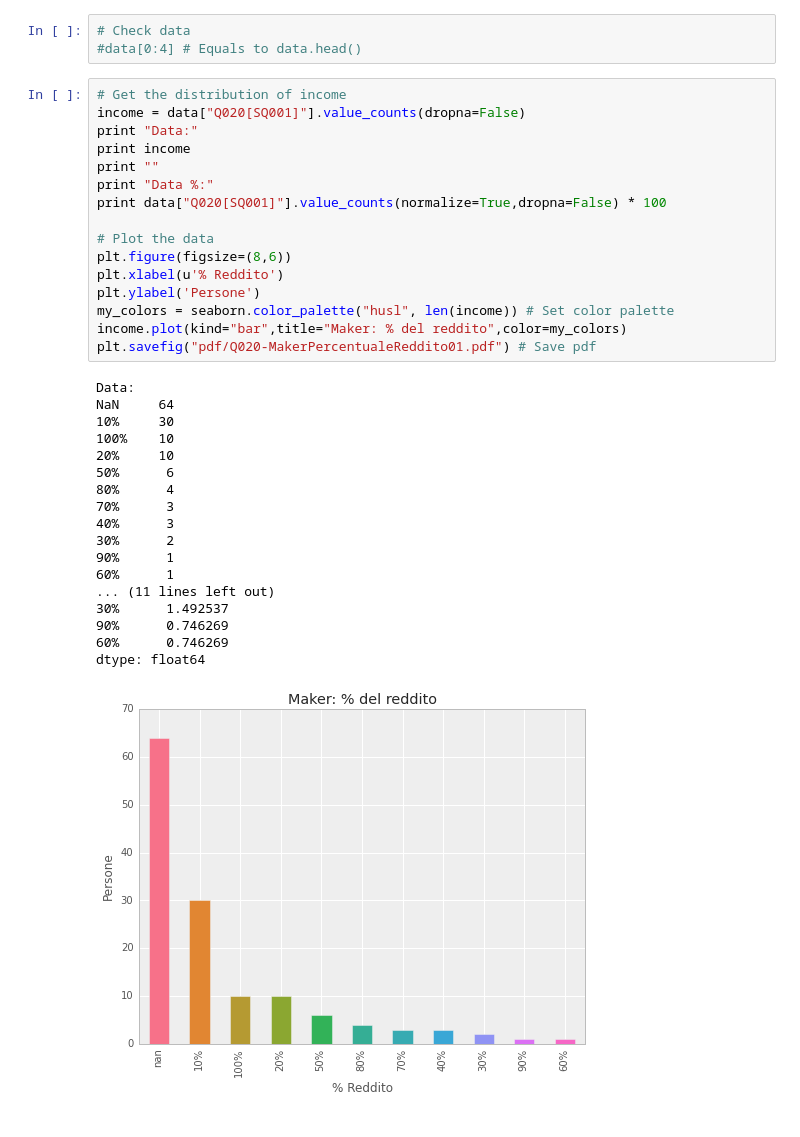
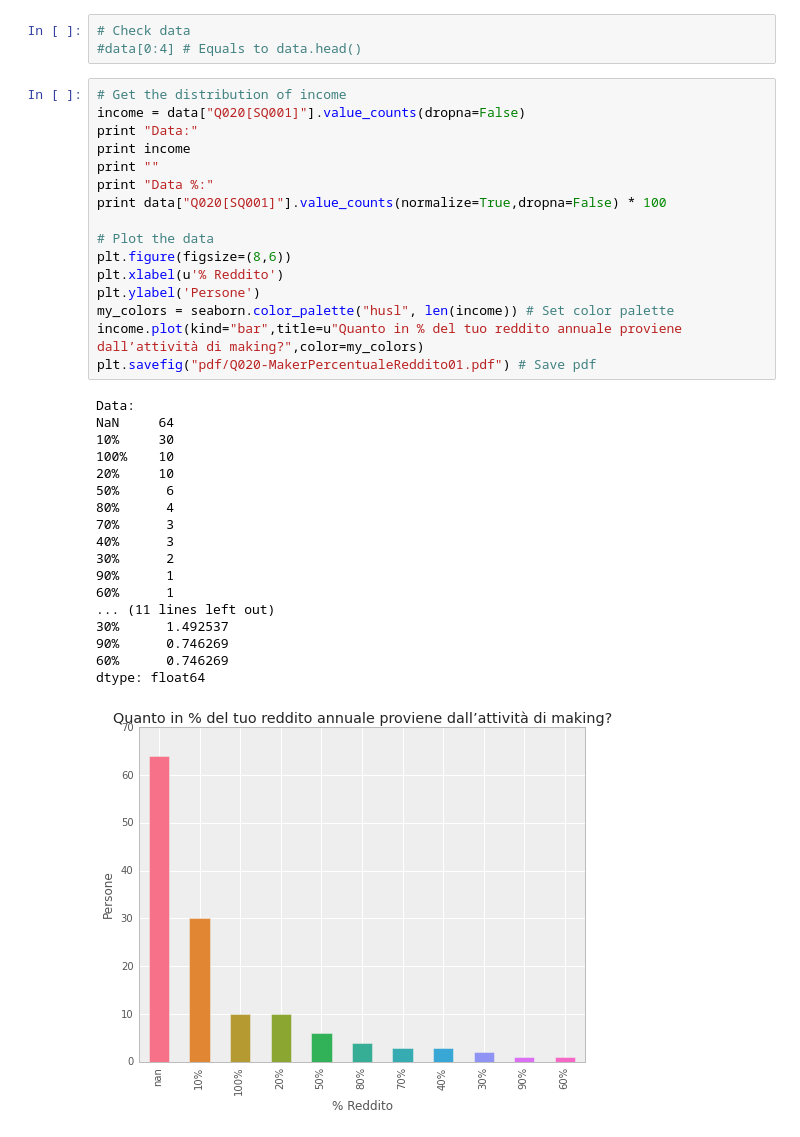
Before and after one commit to openp2pdesign/Makers-Inquiry---Analysis, a Jupyter notebook: Q020.ipynb, the cells around one changed output. Cells and saved outputs as stored; diff of their text form.

```diff
--- a/Q020.ipynb
+++ b/Q020.ipynb
@@ -28,35 +28,35 @@ income = data["Q020[SQ001]"].value_counts(dropna=False)
 print "Data:"
 print income
 print ""
 print "Data %:"
 print data["Q020[SQ001]"].value_counts(normalize=True,dropna=False) * 100
 
 # Plot the data
 plt.figure(figsize=(8,6))
 plt.xlabel(u'% Reddito')
 plt.ylabel('Persone')
 my_colors = seaborn.color_palette("husl", len(income)) # Set color palette
-income.plot(kind="bar",title="Maker: % del reddito",color=my_colors)
+income.plot(kind="bar",title=u"Quanto in % del tuo reddito annuale proviene dall’attività di making?",color=my_colors)
 plt.savefig("pdf/Q020-MakerPercentualeReddito01.pdf") # Save pdf
 # %% [output]
 Data:
 NaN     64
 10%     30
 100%    10
 20%     10
 50%      6
 80%      4
 70%      3
 40%      3
 30%      2
 90%      1
 60%      1
 ... (11 lines left out)
 30%      1.492537
 90%      0.746269
 60%      0.746269
 dtype: float64
-[figure, old version]
+[figure, new version]
 # %%
 # Order of the choices
 income_order = [NaN,"10%","20%","30%","40%","50%","60%","70%","80%","90%","100%"]
```
Also changed, not shown: parts of 1 cell of this notebook, 17 other files.
